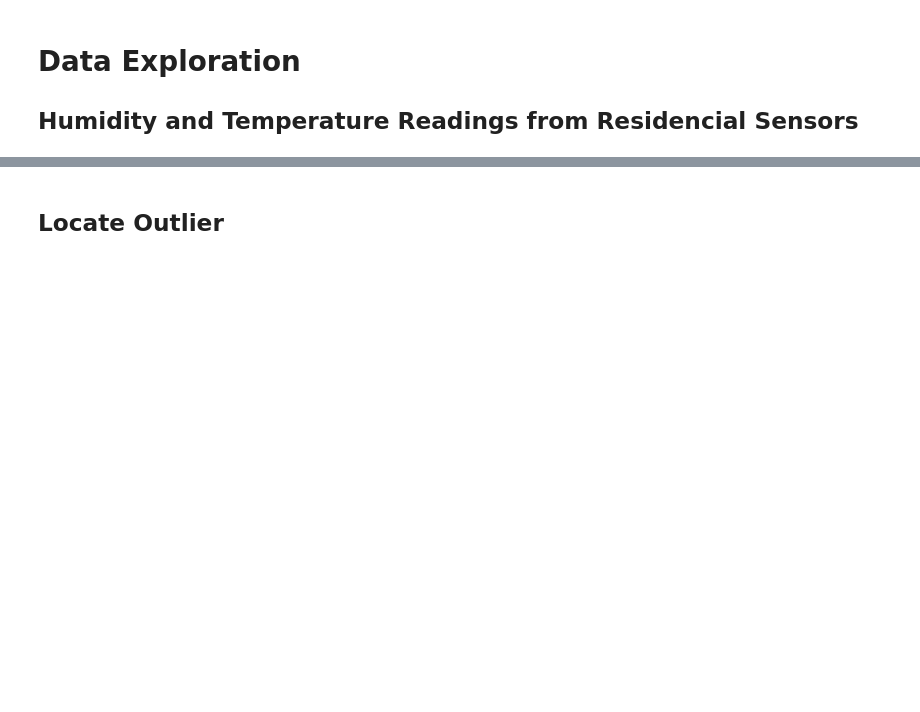
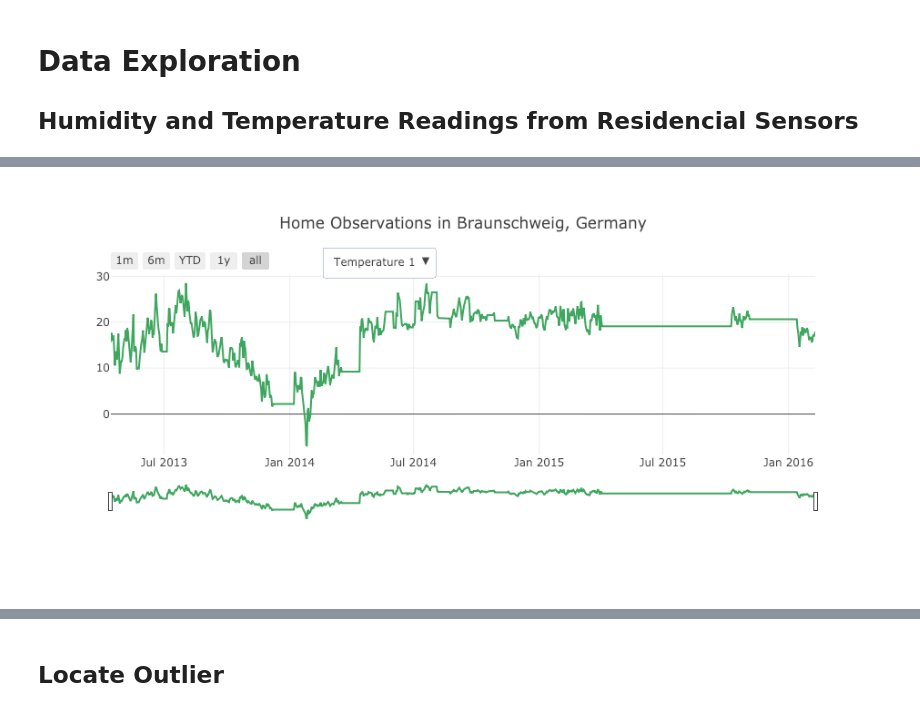
Before and after one commit to chalendony/iot-htsensor, a Jupyter notebook: analysis/data-exploration.ipynb, the cells around one changed output, grey strips where cells are left out. Drawn from its saved outputs; the diff is of its cells as text; code cells hidden in the pictures; blank space fills up the shorter version.

```diff
--- a/analysis/data-exploration.ipynb
+++ b/analysis/data-exploration.ipynb
@@ -87,0 +24,4 @@ show(column(p, select))
+# %%
+# read column headings
+home = braunschweig('/Users/stewarta/Documents/DATA/htsensor/raw.data')
+home.head(10)
@@ -87,0 +59,4 @@ show(column(p, select))
+# %%
+frequency = 'D'
+home = home.resample(frequency).mean().ffill()
+home.head()
@@ -87,0 +77,6 @@ show(column(p, select))
+# %%
+plotly.offline.init_notebook_mode(connected=True)
+fig = plotly_home(home)
+plotly.offline.iplot(fig)
+# %% [output]
+[figure, added]
```
Also changed, not shown: parts of 15 cells of this notebook, 3 other files.
